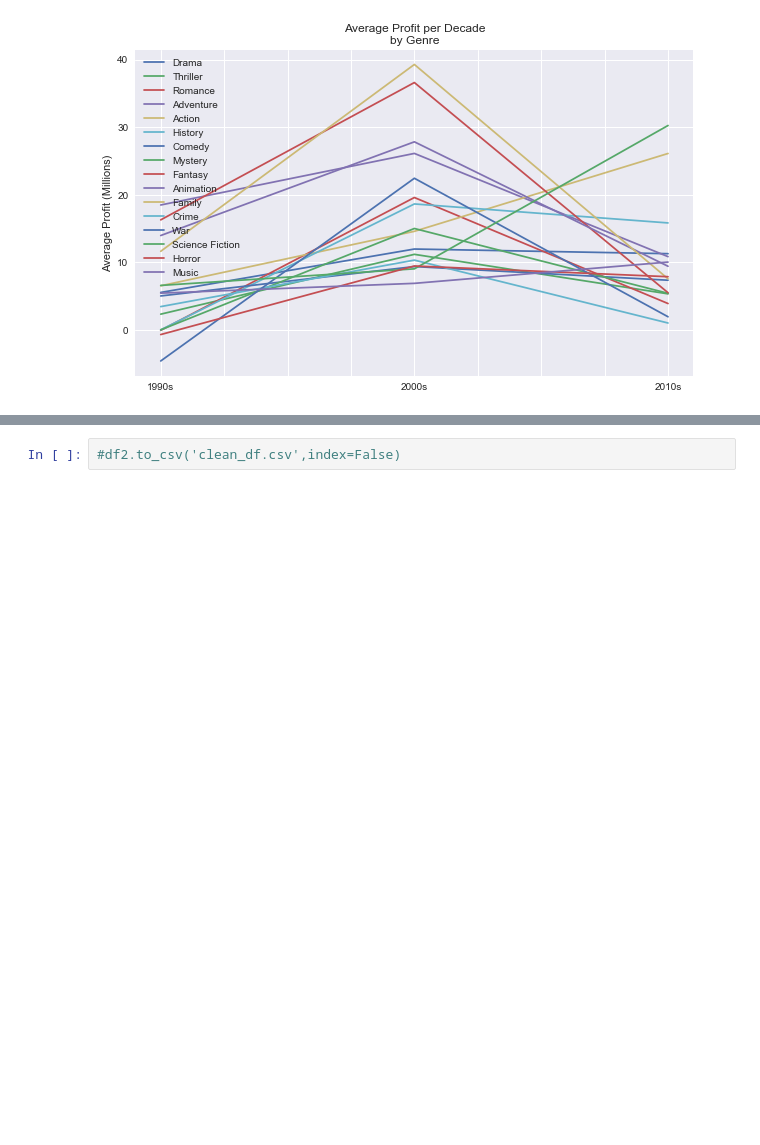
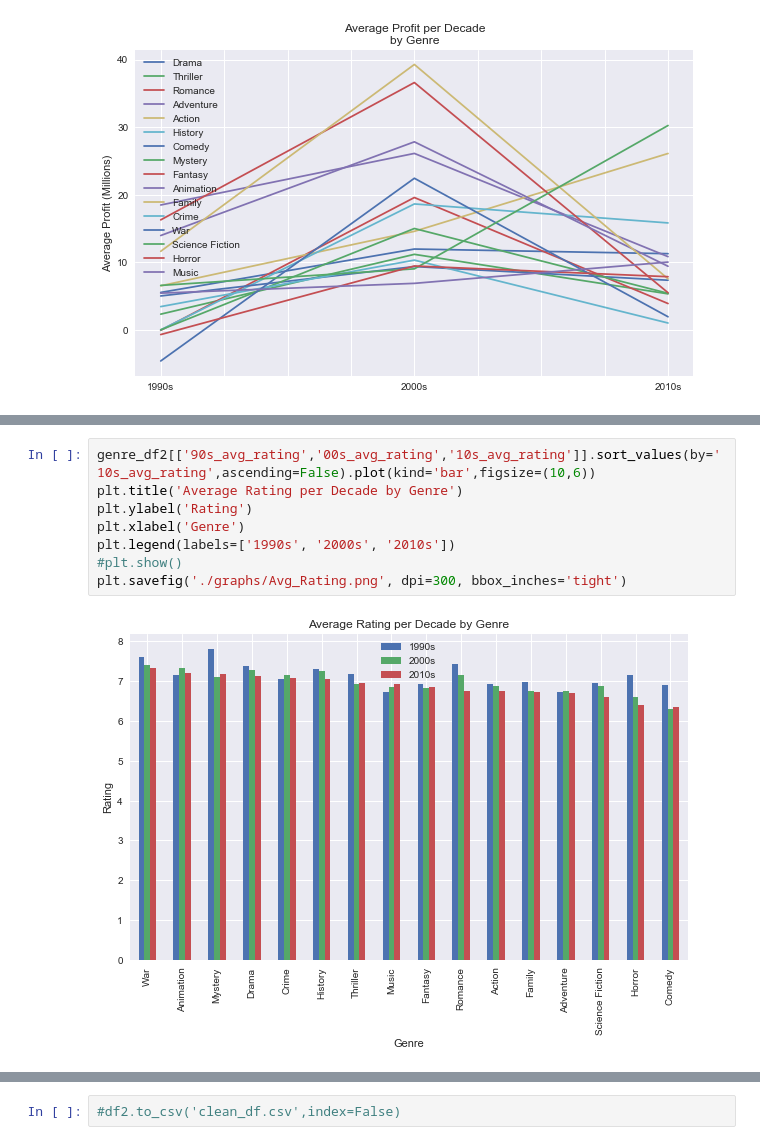
Before and after one commit to EricB10/movie_eda, a Jupyter notebook: zawar_analysis.ipynb, the cells around one changed output, grey strips where cells are left out. Cells and saved outputs as stored; diff of their text form; blank space fills up the shorter version.

```diff
--- a/zawar_analysis.ipynb
+++ b/zawar_analysis.ipynb
@@ -155,0 +158,10 @@ plt.show()
+# %%
+genre_df2[['90s_avg_rating','00s_avg_rating','10s_avg_rating']].sort_values(by='10s_avg_rating',ascending=False).plot(kind='bar',figsize=(10,6))
+plt.title('Average Rating per Decade by Genre')
+plt.ylabel('Rating')
+plt.xlabel('Genre')
+plt.legend(labels=['1990s', '2000s', '2010s'])
+#plt.show()
+plt.savefig('./graphs/Avg_Rating.png', dpi=300, bbox_inches='tight')
+# %% [output]
+[figure, added]
```
Also changed, not shown: parts of 6 cells of this notebook, 6 other files.
